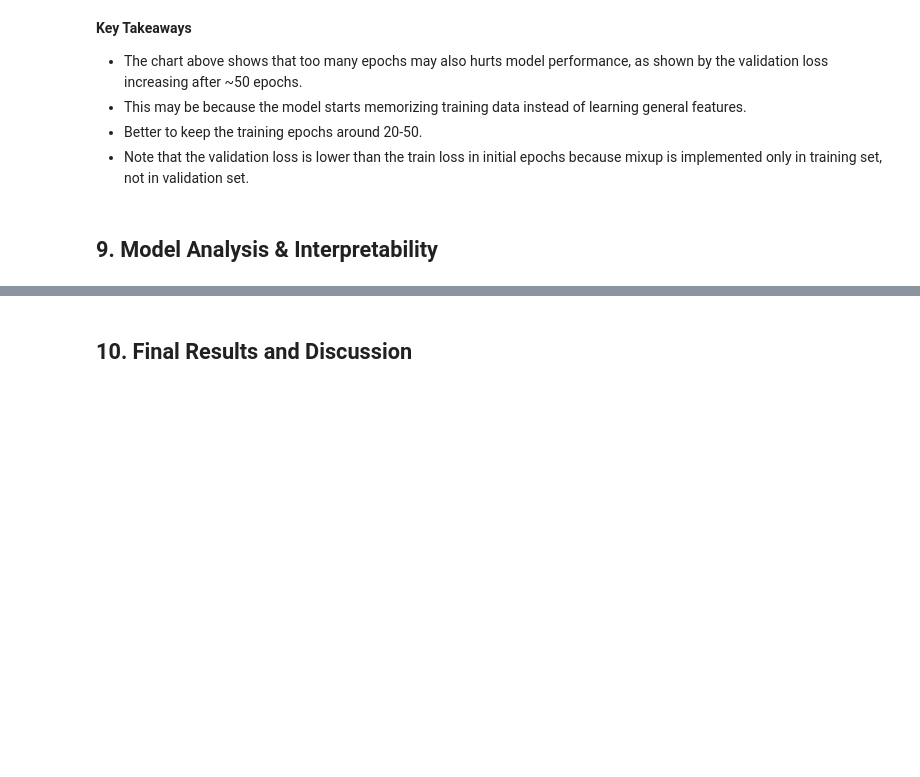
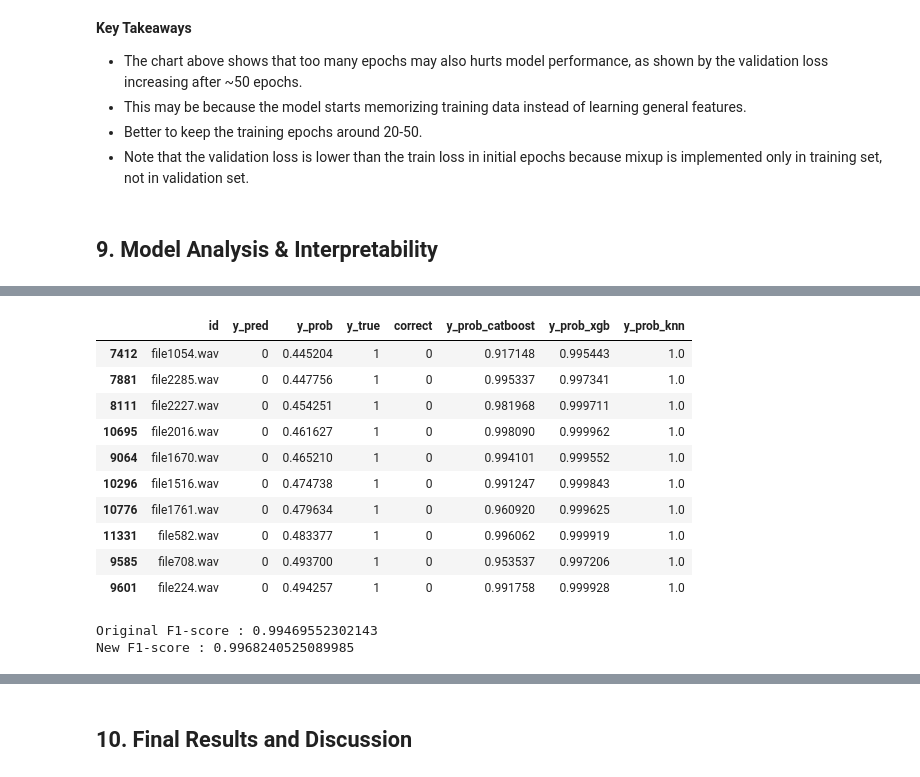
Before and after one commit to Ardacandra/deepdetect_audio_deepfake_detection_challenge, a Jupyter notebook: nb_final_submission_draft.ipynb, the cells around one changed output, grey strips where cells are left out. Drawn from its saved outputs; the diff is of its cells as text; code cells hidden in the pictures; blank space fills up the shorter version.

```diff
--- a/nb_final_submission_draft.ipynb
+++ b/nb_final_submission_draft.ipynb
@@ -2085,0 +2377,6 @@ plt.show()
+# %%
+BEST_ML_MODELS = {
+    'catboost': os.path.join(MODELS_PATH, "nb_02__catboost_ml_benchmark_model.joblib"),
+    'xgb': os.path.join(MODELS_PATH, "nb_02__xgb_ml_benchmark_model.joblib"),
+    'knn': os.path.join(MODELS_PATH, "nb_02__knn_ml_benchmark_model.joblib"),
+}
@@ -2085,0 +2473,16 @@ plt.show()
+# %%
+df_test_preds_combined = df_test_preds.copy()
+df_holdout_preds_combined = df_holdout_preds.copy()
+
+for model_name, model_path in BEST_ML_MODELS.items():
+    df_test_preds_temp = pd.read_csv(os.path.join(OUTPUT_PATH, f"nb_final_submission__09_{model_name}_test_preds.csv"))
+    df_test_preds_temp['y_true'] = df_test_preds_temp['y_true'].apply(lambda x:0 if x=='real' else (1 if x=='fake' else -1))
+    df_test_preds_combined = df_test_preds_combined.merge(df_test_preds_temp[['id', 'y_true', 'y_prob']], how='inner', on=['id', 'y_true'], suffixes=('', f'_{model_name}'))
+
+    df_holdout_preds_temp = pd.read_csv(os.path.join(OUTPUT_PATH, f"nb_final_submission__09_{model_name}_holdout_preds.csv"))
+    df_holdout_preds_temp['y_true'] = df_holdout_preds_temp['y_true'].apply(lambda x:0 if x=='real' else (1 if x=='fake' else -1))
+    df_holdout_preds_combined = df_holdout_preds_combined.merge(df_holdout_preds_temp[['id', 'y_true', 'y_prob']], how='inner', on=['id', 'y_true'], suffixes=('', f'_{model_name}'))
+
+print(df_test_preds_combined.shape)
+print(df_holdout_preds_combined.shape)
+df_test_preds_combined.head(3)
@@ -2085,0 +2496,47 @@ plt.show()
+# %%
+#checking the ML model probabilities on incorrectly classified recordings
+df_temp = df_test_preds_combined.loc[(df_test_preds_combined['y_true']==1) & (df_test_preds_combined['y_pred']==0)]
+df_temp.sort_values('y_prob').tail(10)
+# %% [output]
+|  | id | y_pred | y_prob | y_true | correct | y_prob_catboost | y_prob_xgb | y_prob_knn |
+| 7412 | file1054.wav | 0 | 0.445204 | 1 | 0 | 0.917148 | 0.995443 | 1.0 |
+| 7881 | file2285.wav | 0 | 0.447756 | 1 | 0 | 0.995337 | 0.997341 | 1.0 |
+| 8111 | file2227.wav | 0 | 0.454251 | 1 | 0 | 0.981968 | 0.999711 | 1.0 |
+| 10695 | file2016.wav | 0 | 0.461627 | 1 | 0 | 0.998090 | 0.999962 | 1.0 |
+| 9064 | file1670.wav | 0 | 0.465210 | 1 | 0 | 0.994101 | 0.999552 | 1.0 |
+| 10296 | file1516.wav | 0 | 0.474738 | 1 | 0 | 0.991247 | 0.999843 | 1.0 |
+| 10776 | file1761.wav | 0 | 0.479634 | 1 | 0 | 0.960920 | 0.999625 | 1.0 |
+| 11331 | file582.wav | 0 | 0.483377 | 1 | 0 | 0.996062 | 0.999919 | 1.0 |
+| 9585 | file708.wav | 0 | 0.493700 | 1 | 0 | 0.953537 | 0.997206 | 1.0 |
+| 9601 | file224.wav | 0 | 0.494257 | 1 | 0 | 0.991758 | 0.999928 | 1.0 |
+# %%
+#try applying ML prob thresholds for uncertain predictions
+df_test_preds_combined['y_pred_new'] = df_test_preds_combined['y_pred']
+df_test_preds_combined['y_pred_new'] = np.where(
+    (
+        (df_test_preds_combined['y_prob']>=0.2) &
+        (df_test_preds_combined['y_prob']<=0.6) &
+        (df_test_preds_combined['y_prob_catboost']>=0.990) &
+        (df_test_preds_combined['y_prob_xgb']>=0.990) &
+        (df_test_preds_combined['y_prob_knn']==1)
+    ),
+    1,
+    df_test_preds_combined['y_pred_new']
+)
+df_test_preds_combined['y_pred_new'] = np.where(
+    (
+        (df_test_preds_combined['y_prob']>=0.2) &
+        (df_test_preds_combined['y_prob']<=0.6) &
+        (df_test_preds_combined['y_prob_catboost']<=0.010) &
+        (df_test_preds_combined['y_prob_xgb']<=0.010) &
+        (df_test_preds_combined['y_prob_knn']==0)
+    ),
+    0,
+    df_test_preds_combined['y_pred_new']
+)
+
+print(f"Original F1-score : {f1_score(df_test_preds_combined['y_true'], df_test_preds_combined['y_pred'])}")
+print(f"New F1-score : {f1_score(df_test_preds_combined['y_true'], df_test_preds_combined['y_pred_new'])}")
+# %% [output]
+Original F1-score : 0.99469552302143
+New F1-score : 0.9968240525089985
```
Also changed, not shown: parts of 31 cells of this notebook.
